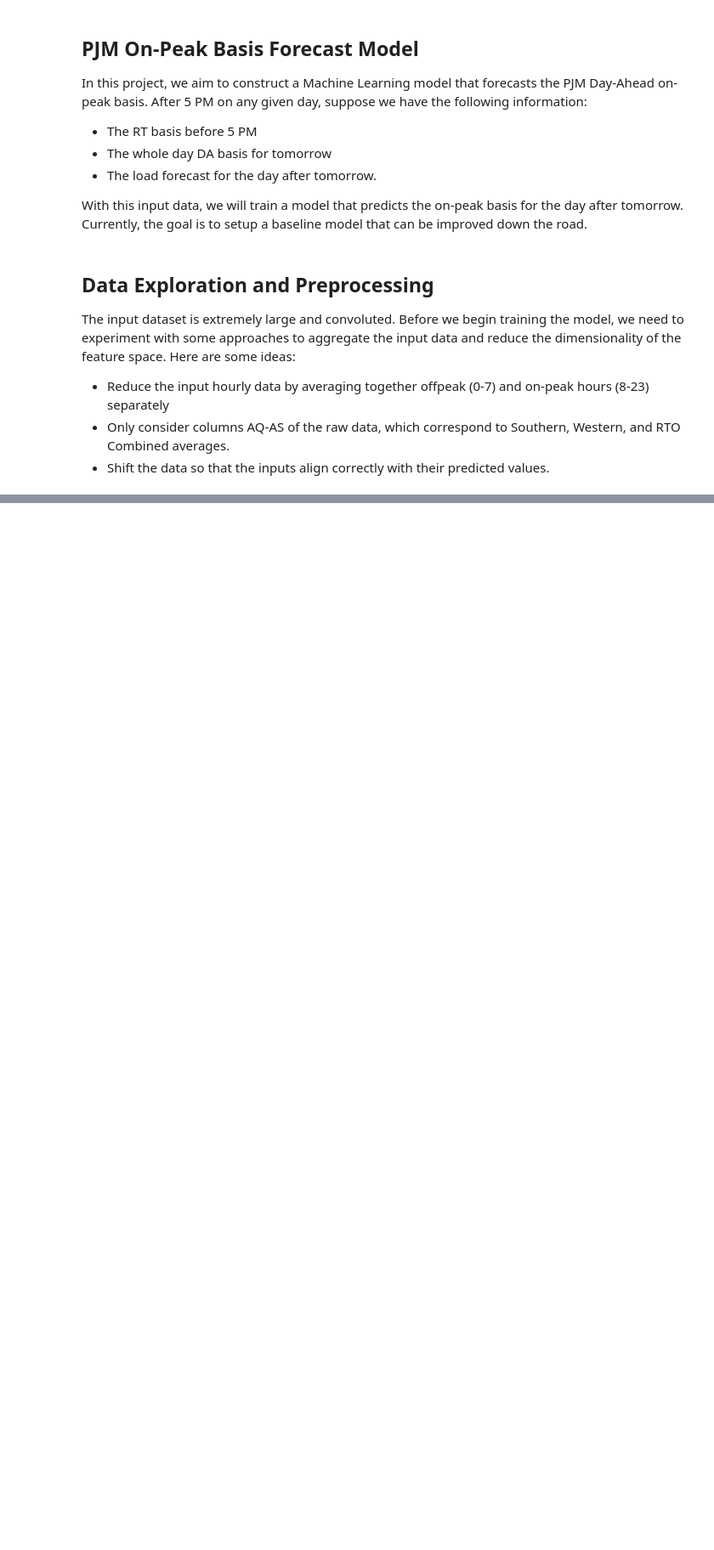
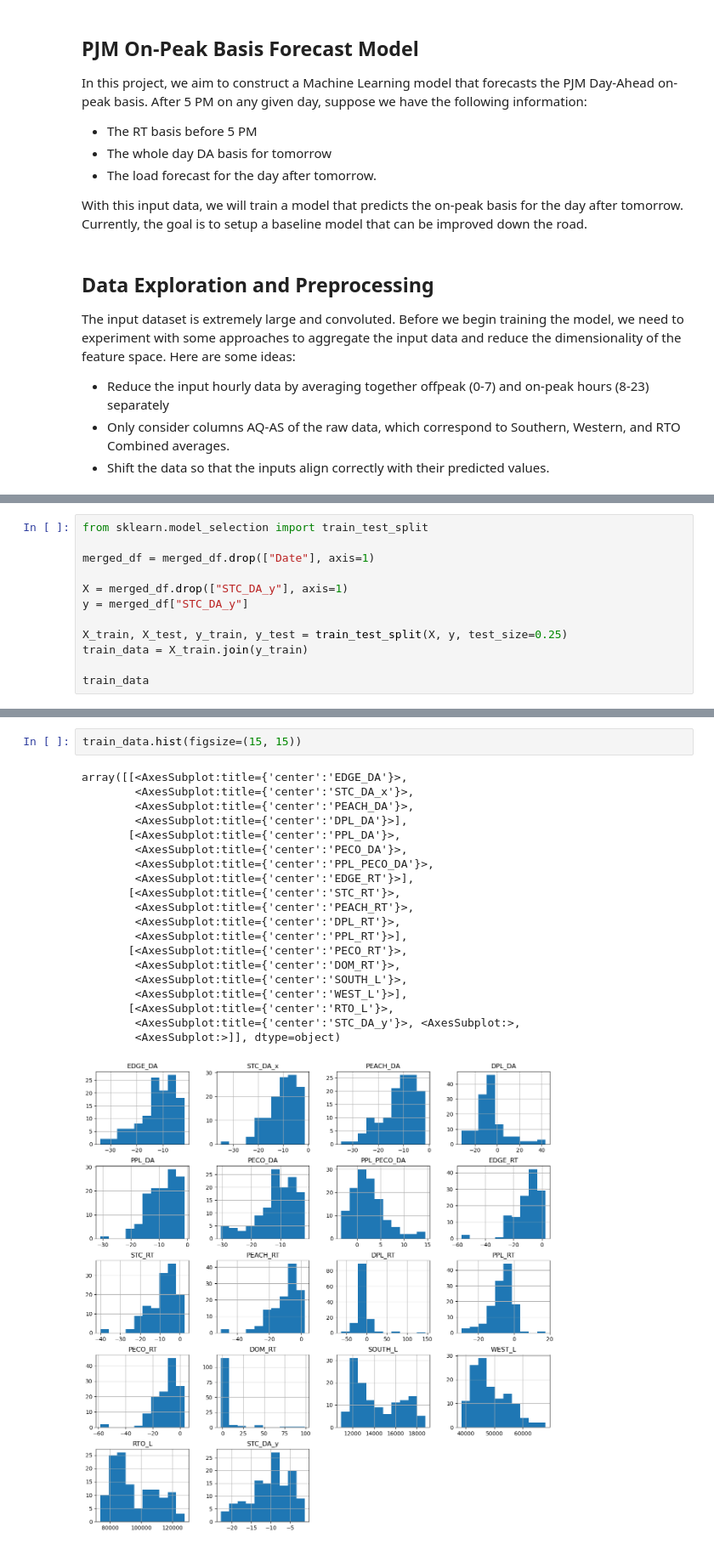
Before and after one commit to stephenxu10/PJM-Basis-Forecast, a Jupyter notebook: PJM_Forecast_Model.ipynb, the cells around one changed output, grey strips where cells are left out. Shown: that part at 85% size. Drawn from its saved outputs; the diff is of its cells as text; blank space fills up the shorter version.

Commit message:
baseline models

```diff
--- a/PJM_Forecast_Model.ipynb
+++ b/PJM_Forecast_Model.ipynb
@@ -120,0 +154,12 @@ filtered_load
+# %%
+from sklearn.model_selection import train_test_split
+
+merged_df = merged_df.drop(["Date"], axis=1)
+
+X = merged_df.drop(["STC_DA_y"], axis=1)
+y = merged_df["STC_DA_y"]
+
+X_train, X_test, y_train, y_test = train_test_split(X, y, test_size=0.25)
+train_data = X_train.join(y_train)
+
+train_data
@@ -120,0 +180,23 @@ filtered_load
+# %%
+train_data.hist(figsize=(15, 15))
+# %% [output]
+array([[<AxesSubplot:title={'center':'EDGE_DA'}>,
+        <AxesSubplot:title={'center':'STC_DA_x'}>,
+        <AxesSubplot:title={'center':'PEACH_DA'}>,
+        <AxesSubplot:title={'center':'DPL_DA'}>],
+       [<AxesSubplot:title={'center':'PPL_DA'}>,
+        <AxesSubplot:title={'center':'PECO_DA'}>,
+        <AxesSubplot:title={'center':'PPL_PECO_DA'}>,
+        <AxesSubplot:title={'center':'EDGE_RT'}>],
+       [<AxesSubplot:title={'center':'STC_RT'}>,
+        <AxesSubplot:title={'center':'PEACH_RT'}>,
+        <AxesSubplot:title={'center':'DPL_RT'}>,
+        <AxesSubplot:title={'center':'PPL_RT'}>],
+       [<AxesSubplot:title={'center':'PECO_RT'}>,
+        <AxesSubplot:title={'center':'DOM_RT'}>,
+        <AxesSubplot:title={'center':'SOUTH_L'}>,
+        <AxesSubplot:title={'center':'WEST_L'}>],
+       [<AxesSubplot:title={'center':'RTO_L'}>,
+        <AxesSubplot:title={'center':'STC_DA_y'}>, <AxesSubplot:>,
+        <AxesSubplot:>]], dtype=object)
+[figure, added]
```
Also changed, not shown: parts of 19 cells of this notebook.
